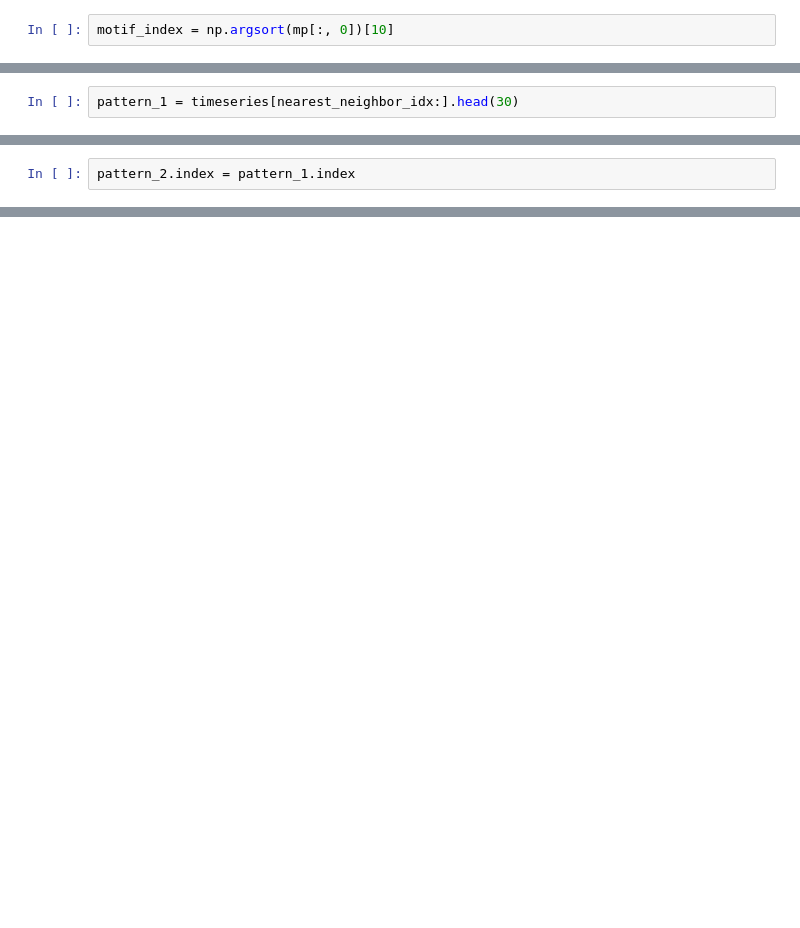
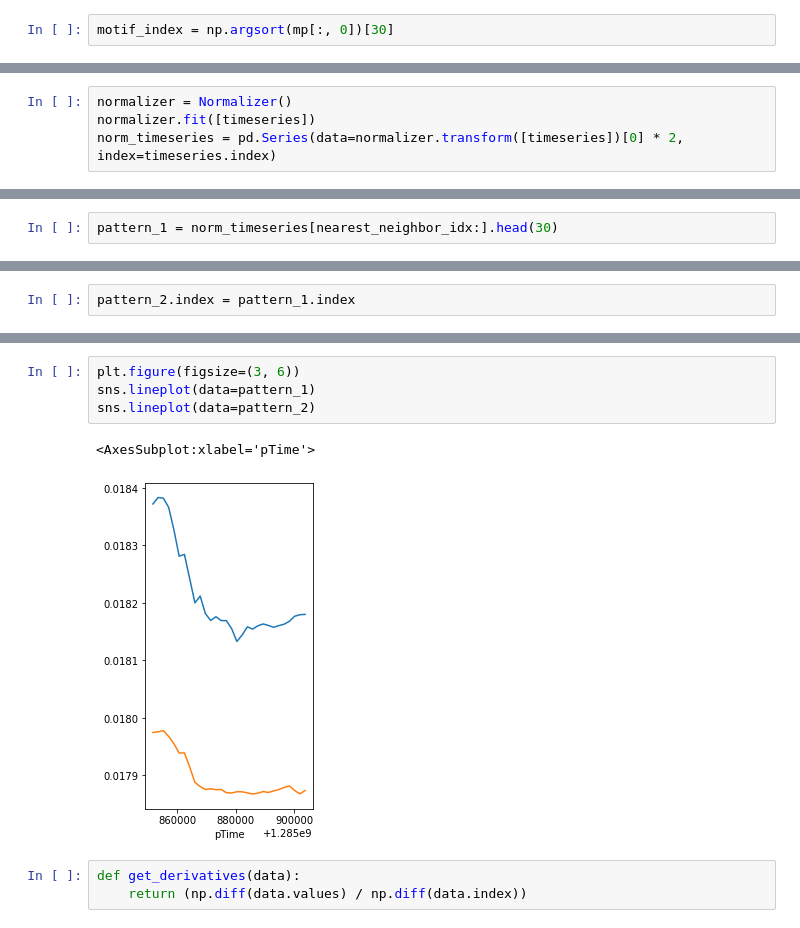
Before and after one commit to denisvivdenko/stock-prices-pattern-recognition, a Jupyter notebook: notebooks/stumpy_experiment.ipynb, the cells around one changed output, grey strips where cells are left out. Saved outputs shown, nothing was run; the diff lists cells and outputs as text; blank space fills up the shorter version.

```diff
--- a/notebooks/stumpy_experiment.ipynb
+++ b/notebooks/stumpy_experiment.ipynb
@@ -93,5 +95,5 @@ len(mp)
 # %%
-motif_index = np.argsort(mp[:, 0])[10]
+motif_index = np.argsort(mp[:, 0])[30]
 # %%
 motif_index
 # %% [output]
@@ -104,0 +107,4 @@ nearest_neighbor_idx
+# %%
+normalizer = Normalizer()
+normalizer.fit([timeseries])
+norm_timeseries = pd.Series(data=normalizer.transform([timeseries])[0] * 2, index=timeseries.index)
@@ -105,5 +121,5 @@ nearest_neighbor_idx
 # %%
-pattern_1 = timeseries[nearest_neighbor_idx:].head(30)
+pattern_1 = norm_timeseries[nearest_neighbor_idx:].head(30)
 # %%
 pattern_1.head()
 # %% [output]
@@ -130 +146,11 @@ pTime
 dtype: float64
+# %%
+plt.figure(figsize=(3, 6))
+sns.lineplot(data=pattern_1)
+sns.lineplot(data=pattern_2)
+# %% [output]
+<AxesSubplot:xlabel='pTime'>
+[figure, added]
+# %%
+def get_derivatives(data):
+    return (np.diff(data.values) / np.diff(data.index))
```
Also changed, not shown: parts of 20 cells of this notebook.
